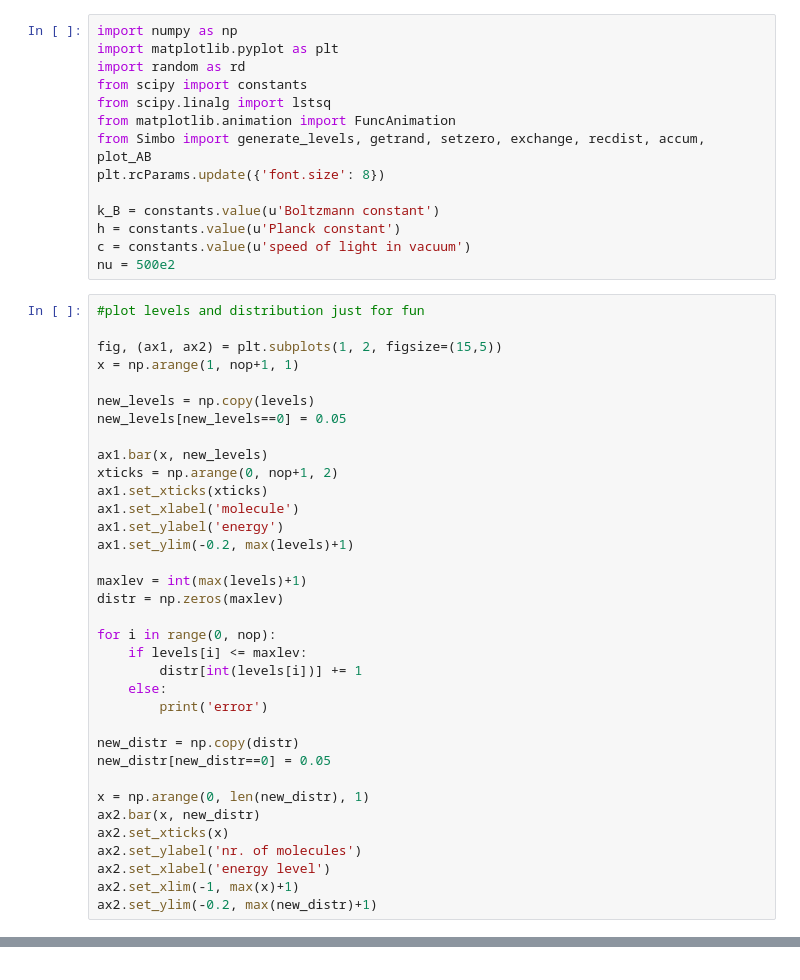
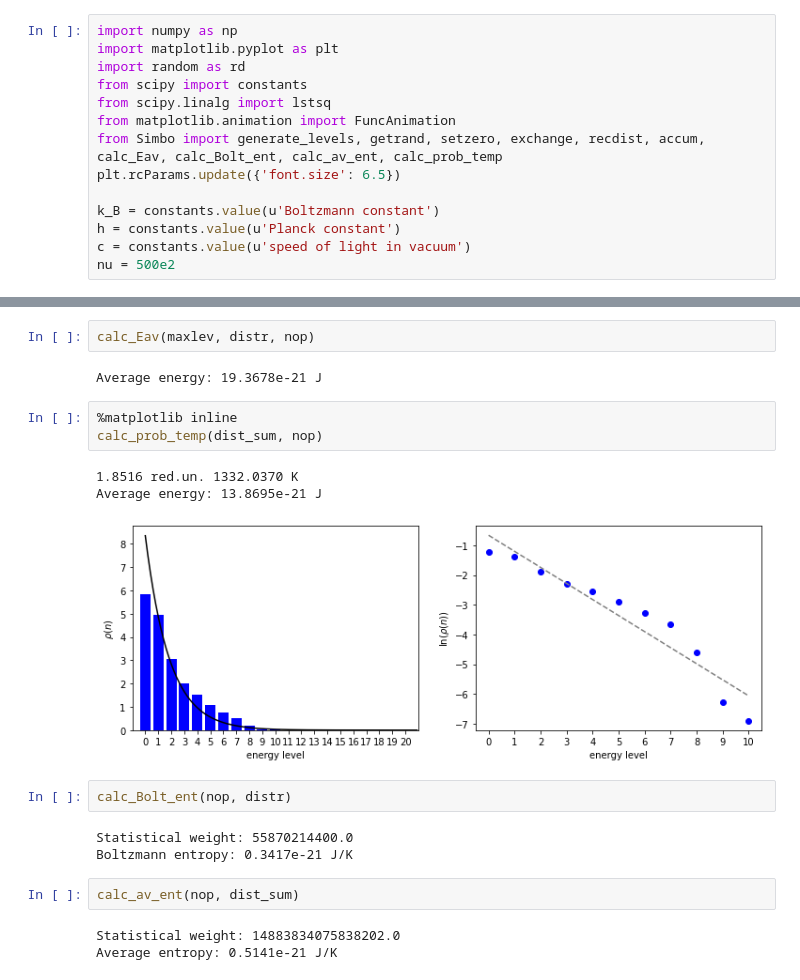
Before and after one commit to radostmilena/simbo, a Jupyter notebook: Simbo.ipynb, the cells around one changed output, grey strips where cells are left out. Cells and saved outputs as stored; diff of their text form.

```diff
--- a/Simbo.ipynb
+++ b/Simbo.ipynb
@@ -5,45 +5,10 @@ import random as rd
 from scipy import constants
 from scipy.linalg import lstsq
 from matplotlib.animation import FuncAnimation
-from Simbo import generate_levels, getrand, setzero, exchange, recdist, accum, plot_AB
-plt.rcParams.update({'font.size': 8})
+from Simbo import generate_levels, getrand, setzero, exchange, recdist, accum, calc_Eav, calc_Bolt_ent, calc_av_ent, calc_prob_temp
+plt.rcParams.update({'font.size': 6.5})
 
 k_B = constants.value(u'Boltzmann constant')
 h = constants.value(u'Planck constant')
 c = constants.value(u'speed of light in vacuum')
 nu = 500e2
-# %%
-#plot levels and distribution just for fun
-
-fig, (ax1, ax2) = plt.subplots(1, 2, figsize=(15,5))
-x = np.arange(1, nop+1, 1)
-
-new_levels = np.copy(levels)
-new_levels[new_levels==0] = 0.05
-
-ax1.bar(x, new_levels)
-xticks = np.arange(0, nop+1, 2)
-ax1.set_xticks(xticks)
-ax1.set_xlabel('molecule')
-ax1.set_ylabel('energy')
-ax1.set_ylim(-0.2, max(levels)+1)
-
-maxlev = int(max(levels)+1)
-distr = np.zeros(maxlev)
-
-for i in range(0, nop):
-    if levels[i] <= maxlev:
-        distr[int(levels[i])] += 1
-    else:
-        print('error')
-
-new_distr = np.copy(distr)
-new_distr[new_distr==0] = 0.05
-
-x = np.arange(0, len(new_distr), 1)
-ax2.bar(x, new_distr)
-ax2.set_xticks(x)
-ax2.set_ylabel('nr. of molecules')
-ax2.set_xlabel('energy level')
-ax2.set_xlim(-1, max(x)+1)
-ax2.set_ylim(-0.2, max(new_distr)+1)
@@ -207,0 +137,21 @@ Average entropy: 0.2666e-21 J/K
+# %%
+calc_Eav(maxlev, distr, nop)
+# %% [output]
+Average energy: 19.3678e-21 J
+# %%
+%matplotlib inline
+calc_prob_temp(dist_sum, nop)
+# %% [output]
+1.8516 red.un. 1332.0370 K
+Average energy: 13.8695e-21 J
+[figure, added]
+# %%
+calc_Bolt_ent(nop, distr)
+# %% [output]
+Statistical weight: 55870214400.0
+Boltzmann entropy: 0.3417e-21 J/K
+# %%
+calc_av_ent(nop, dist_sum)
+# %% [output]
+Statistical weight: 14883834075838202.0
+Average entropy: 0.5141e-21 J/K
```
Also changed, not shown: parts of 6 cells of this notebook.
